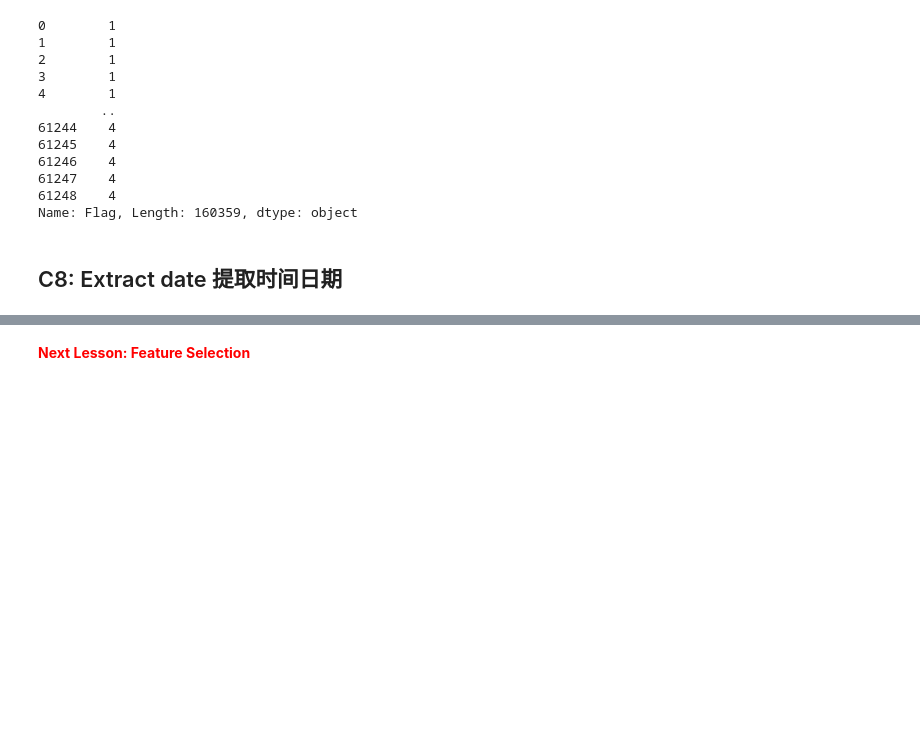
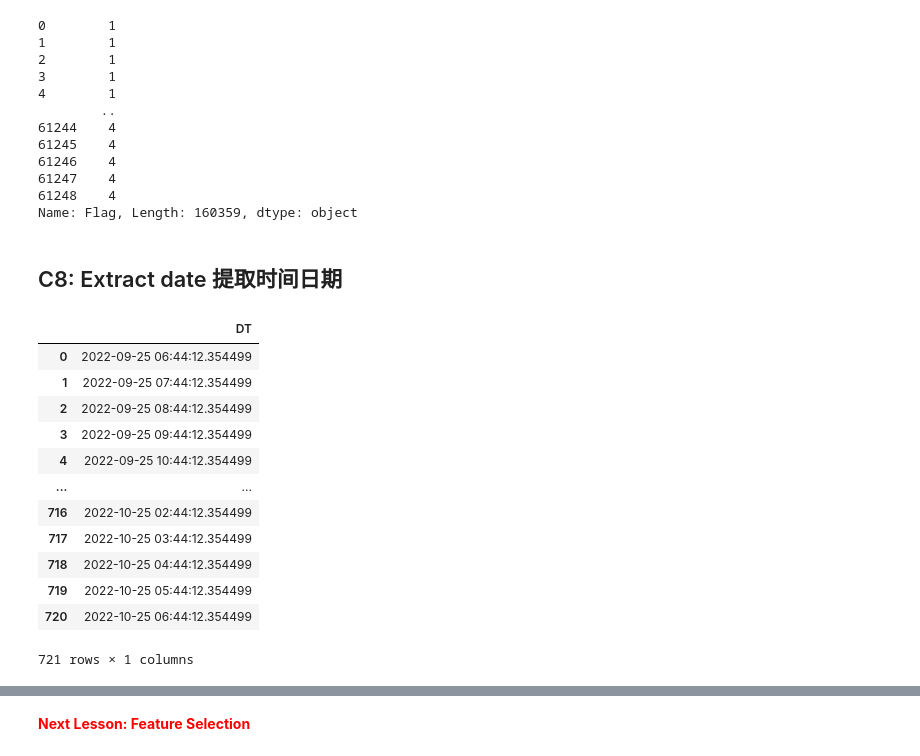
Before and after one commit to stemproaca/pdm, a Jupyter notebook: Classes/menu_C_a_FE.ipynb, the cells around one changed output, grey strips where cells are left out. Saved outputs shown, nothing was run; the diff lists cells and outputs as text; code cells hidden in the pictures; blank space fills up the shorter version.

```diff
--- a/Classes/menu_C_a_FE.ipynb
+++ b/Classes/menu_C_a_FE.ipynb
@@ -879,6 +931,25 @@ tmp.Flag.str.split("0").map(lambda x: x[-1])
 Name: Flag, Length: 160359, dtype: object
 # %% [markdown]
 ## C8: Extract date 提取时间日期
+# %%
+from datetime import datetime, timedelta
+to_date, from_date = datetime.now(), datetime.now() + timedelta(days=-30)
+df_date = pd.DataFrame({"DT": pd.date_range(start=from_date, end=to_date, freq="H")})
+df_date
+# %% [output]
+|  | DT |
+| 0 | 2022-09-25 06:44:12.354499 |
+| 1 | 2022-09-25 07:44:12.354499 |
+| 2 | 2022-09-25 08:44:12.354499 |
+| 3 | 2022-09-25 09:44:12.354499 |
+| 4 | 2022-09-25 10:44:12.354499 |
+| ... | ... |
+| 716 | 2022-10-25 02:44:12.354499 |
+| 717 | 2022-10-25 03:44:12.354499 |
+| 718 | 2022-10-25 04:44:12.354499 |
+| 719 | 2022-10-25 05:44:12.354499 |
+| 720 | 2022-10-25 06:44:12.354499 |
+721 rows × 1 columns
 # %%
 from datetime import datetime, timedelta
 to_date, from_date = datetime.now(), datetime.now() + timedelta(days=-30)
```
Also changed, not shown: parts of 13 cells of this notebook, 10 other files.
